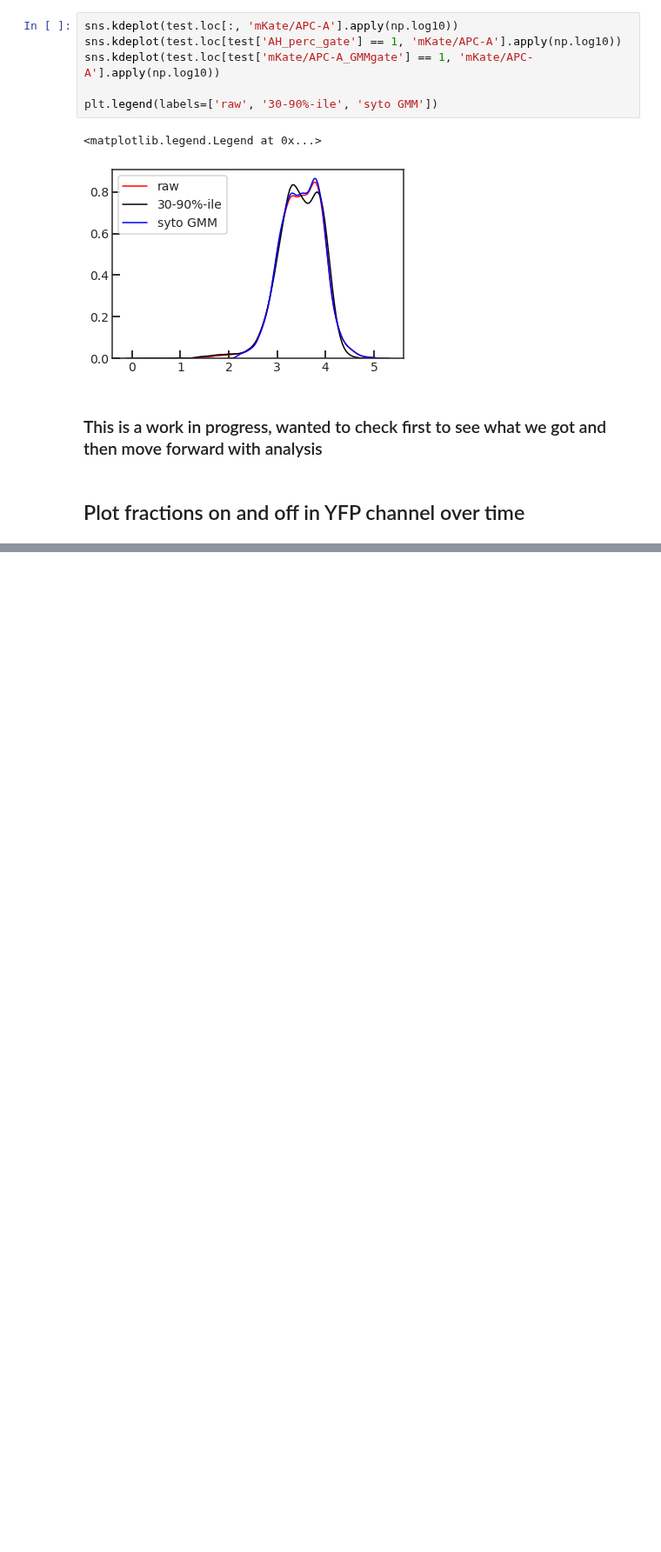
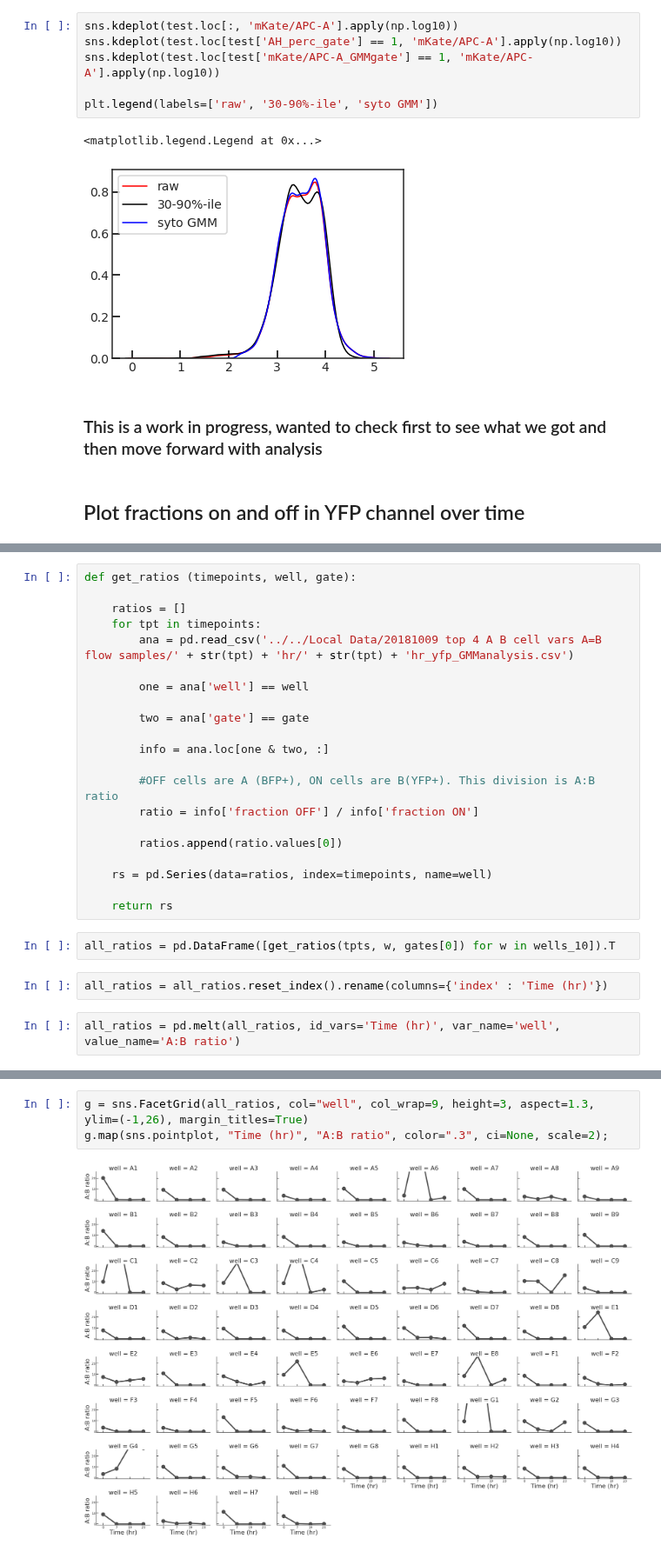
Before and after one commit to geezerbriefs/xpspython, a Jupyter notebook: flow/plot A=B flow data.ipynb, the cells around one changed output, grey strips where cells are left out. Shown at 87% size. Drawn from its saved outputs; the diff is of its cells as text; blank space fills up the shorter version.

Commit message:
added capability to plot on sns facetgrid a grid of AB ratios over time, loaded from each time points analysis csv created from andys GMM analysis script

```diff
--- a/flow/plot A=B flow data.ipynb
+++ b/flow/plot A=B flow data.ipynb
@@ -66,0 +82,27 @@ plt.legend(labels=['raw', '30-90%-ile', 'syto GMM'])
+# %%
+def get_ratios (timepoints, well, gate):
+
+    ratios = []
+    for tpt in timepoints:
+        ana = pd.read_csv('../../Local Data/20181009 top 4 A B cell vars A=B flow samples/' + str(tpt) + 'hr/' + str(tpt) + 'hr_yfp_GMManalysis.csv')
+
+        one = ana['well'] == well
+
+        two = ana['gate'] == gate
+
+        info = ana.loc[one & two, :]
+
+        #OFF cells are A (BFP+), ON cells are B(YFP+). This division is A:B ratio
+        ratio = info['fraction OFF'] / info['fraction ON']
+
+        ratios.append(ratio.values[0])
+
+    rs = pd.Series(data=ratios, index=timepoints, name=well)
+
+    return rs
+# %%
+all_ratios = pd.DataFrame([get_ratios(tpts, w, gates[0]) for w in wells_10]).T
+# %%
+all_ratios = all_ratios.reset_index().rename(columns={'index' : 'Time (hr)'})
+# %%
+all_ratios = pd.melt(all_ratios, id_vars='Time (hr)', var_name='well', value_name='A:B ratio')
@@ -66,0 +118,5 @@ plt.legend(labels=['raw', '30-90%-ile', 'syto GMM'])
+# %%
+g = sns.FacetGrid(all_ratios, col="well", col_wrap=9, height=3, aspect=1.3, ylim=(-1,26), margin_titles=True)
+g.map(sns.pointplot, "Time (hr)", "A:B ratio", color=".3", ci=None, scale=2);
+# %% [output]
+[figure, added]
```
Also changed, not shown: parts of 6 cells of this notebook.
